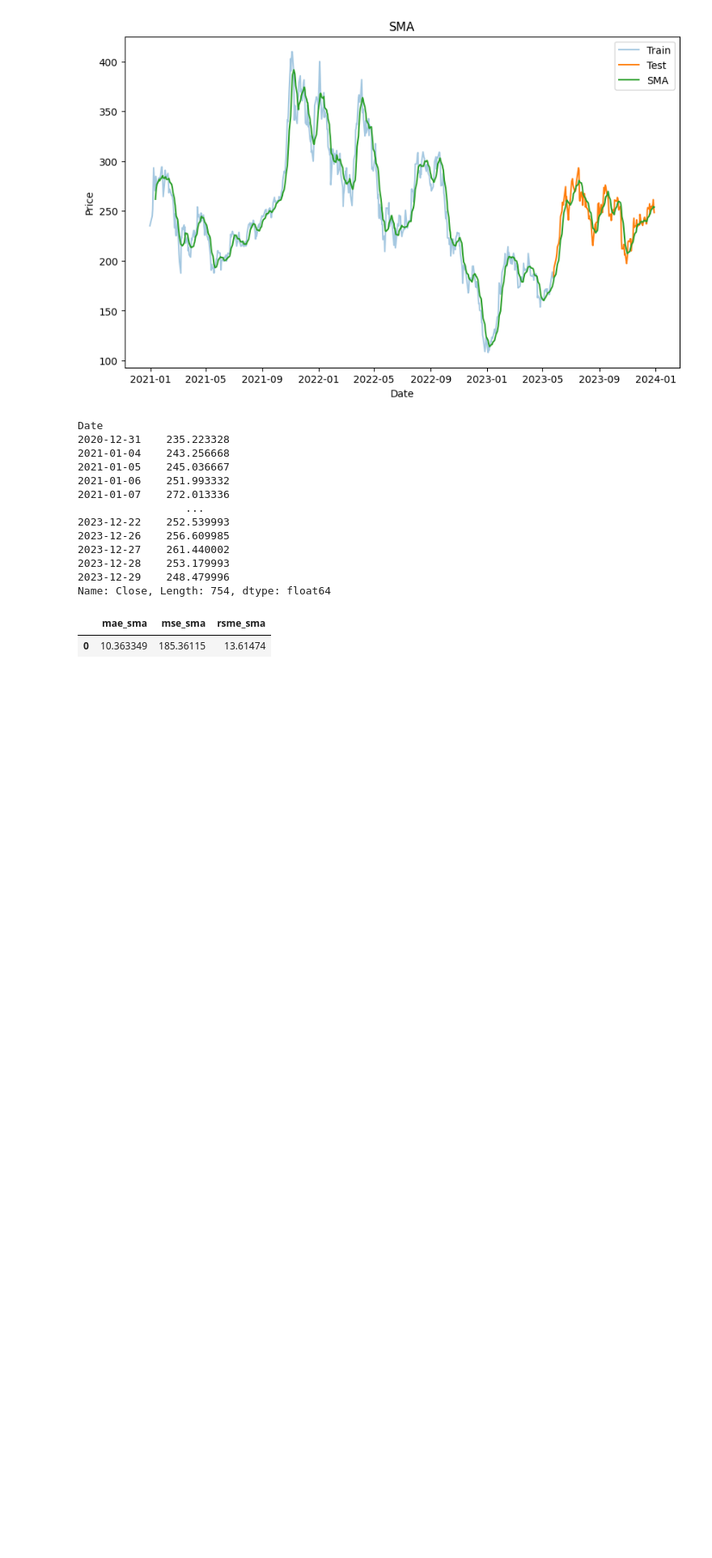
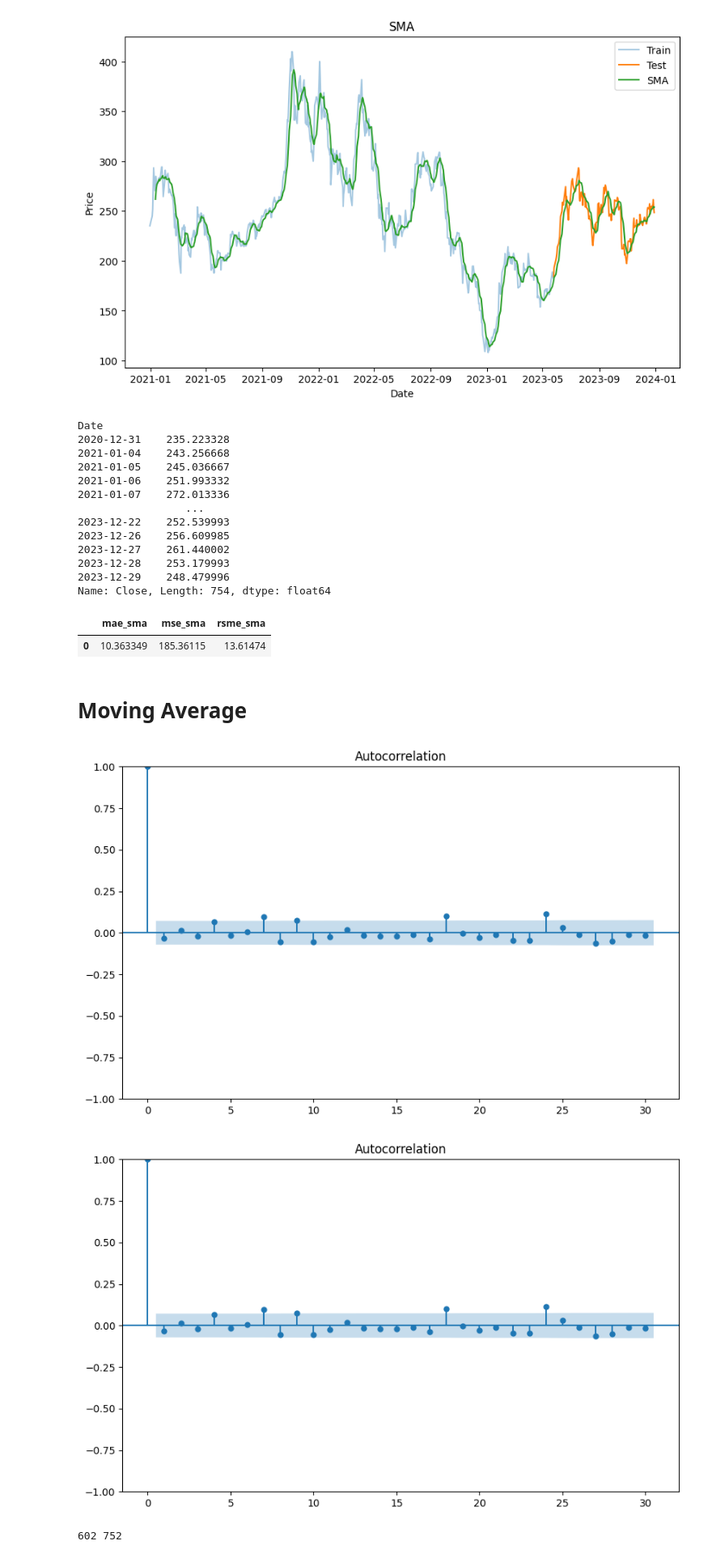
Before and after one commit to Abhishekaerohub/Abhishek-ML-Projects, a Jupyter notebook: Time Series/Time series part 3.ipynb, the cells around one changed output. Shown at 81% size. Drawn from its saved outputs; the diff is of its cells as text; code cells hidden in the pictures; blank space fills up the shorter version.

```diff
--- a/Time Series/Time series part 3.ipynb
+++ b/Time Series/Time series part 3.ipynb
@@ -198,3 +198,12 @@ sma_pref
 # %% [output]
 |  | mae_sma | mse_sma | rsme_sma |
 | 0 | 10.363349 | 185.36115 | 13.61474 |
+# %% [markdown]
+ # Moving Average
+# %%
+diff_tsla=tsla_close.diff().dropna()
+# %%
+sm.graphics.tsa.plot_acf(diff_tsla, lags=30)
+# %% [output]
+[figure, added]
+[figure, added]
@@ -200,0 +219,4 @@ sma_pref
+# %%
+print(start,end)
+# %% [output]
+602 752
```
Also changed, not shown: parts of 24 cells of this notebook.
